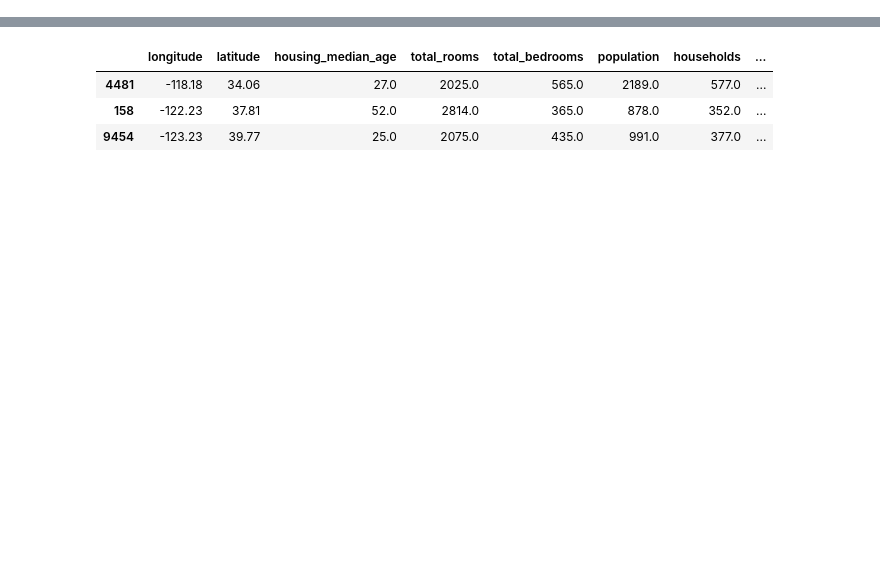
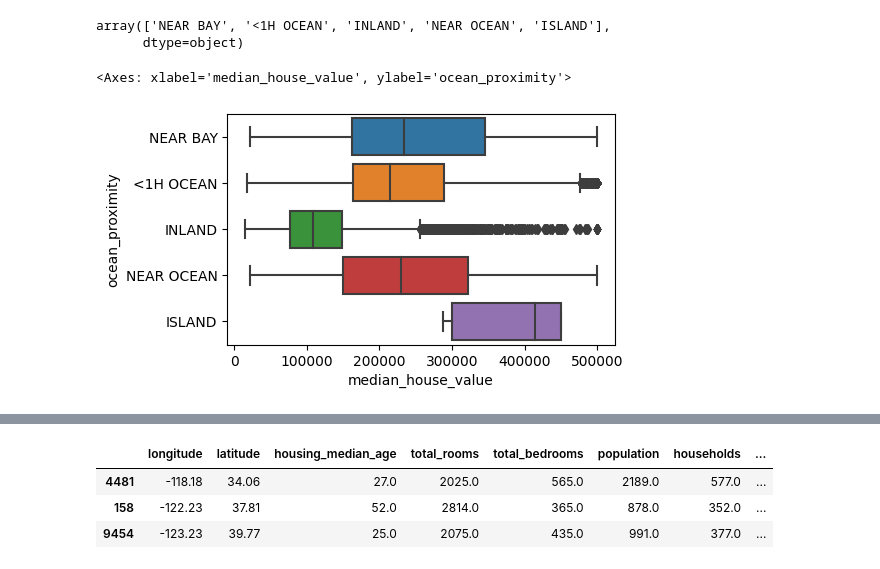
Before and after one commit to SoniaVG/Analysis-of-data, a Jupyter notebook: PCA_y__Regresión_lineal.ipynb, the cells around one changed output, grey strips where cells are left out. Saved outputs shown, nothing was run; the diff lists cells and outputs as text; code cells hidden in the pictures; blank space fills up the shorter version.

```diff
--- a/PCA_y__Regresión_lineal.ipynb
+++ b/PCA_y__Regresión_lineal.ipynb
@@ -19,0 +26,18 @@ Archive:  /content/california-housing-prices.zip
+# %%
+datos["ocean_proximity"].unique()
+# %% [output]
+array(['NEAR BAY', '<1H OCEAN', 'INLAND', 'NEAR OCEAN', 'ISLAND'],
+      dtype=object)
+# %%
+import numpy as np
+import matplotlib.pyplot as plt
+import seaborn as sns
+
+
+fig, ax = plt.subplots(figsize = (5, 3))
+
+sns.boxplot(x = datos["median_house_value"],
+            y = datos["ocean_proximity"])
+# %% [output]
+<Axes: xlabel='median_house_value', ylabel='ocean_proximity'>
+[figure, added]
```
Also changed, not shown: parts of 16 cells of this notebook.
